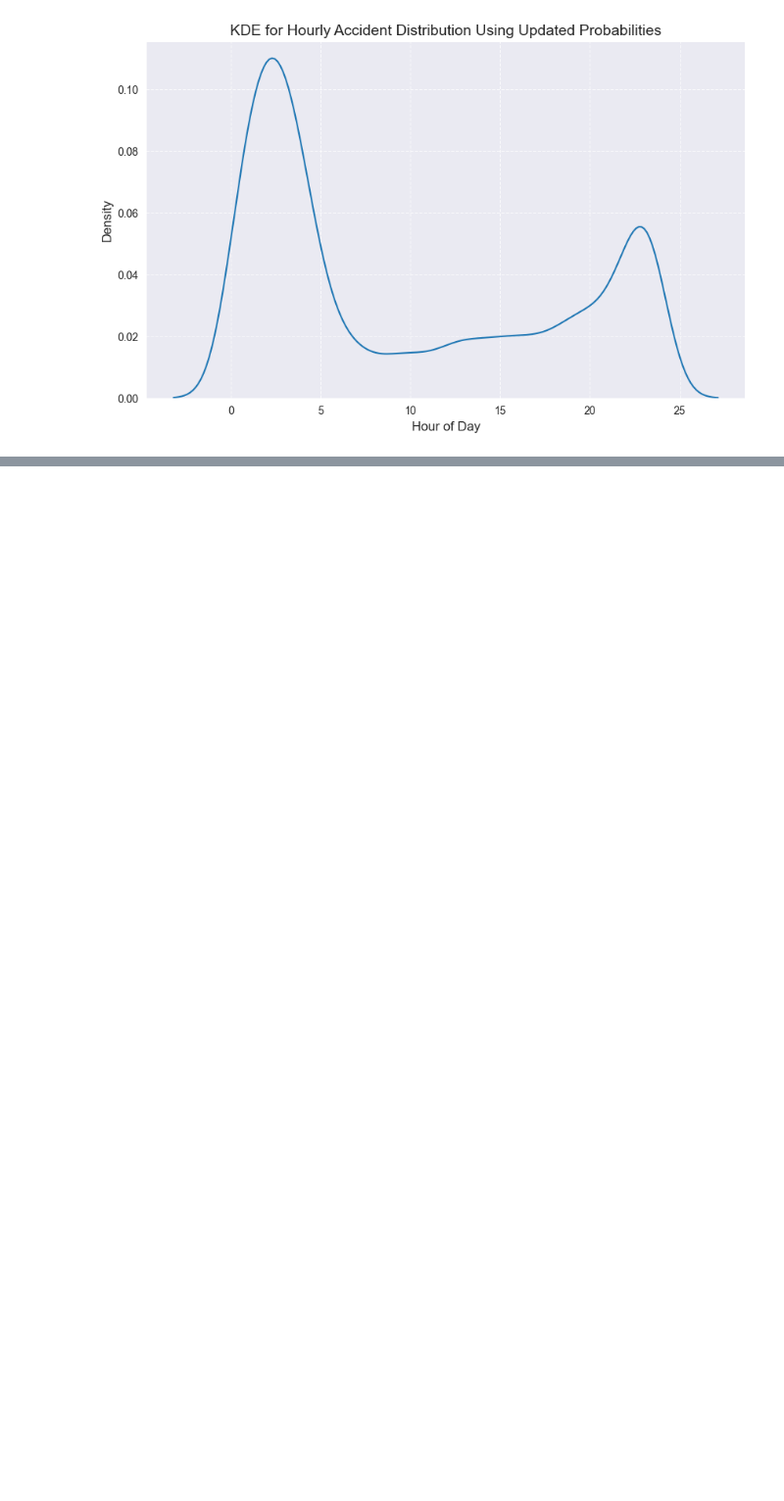
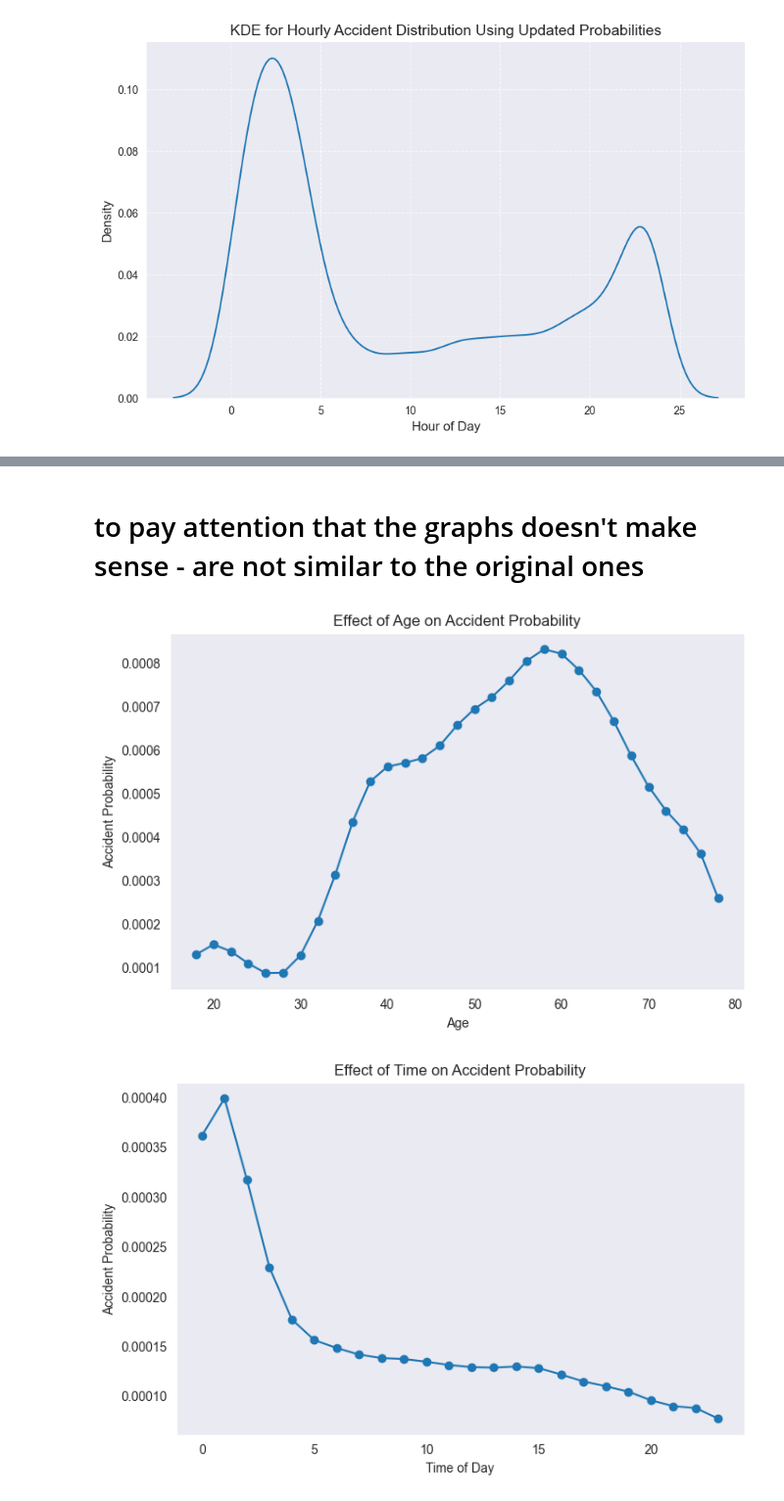
Before and after one commit to zaurusman/Project-RideShare, a Jupyter notebook: Generating_Data.ipynb, the cells around one changed output, grey strips where cells are left out. Shown at 98% size. Cells and saved outputs as stored; diff of their text form; code cells hidden in the pictures; blank space fills up the shorter version.

```diff
--- a/Generating_Data.ipynb
+++ b/Generating_Data.ipynb
@@ -426,0 +673,63 @@ plt.show()
+# %% [markdown]
+# to pay attention that the graphs doesn't make sense - are not similar to the original ones
+# %%
+import matplotlib.pyplot as plt
+import numpy as np
+
+# Define base parameters
+base_time = 15  # Noon
+base_age = 30
+base_road_type = "Urban"
+base_police_unit = "Coastal Area"
+
+# --- 1. Vary Age ---
+ages = np.arange(18, 80, 2)  # Age from 18 to 80 in steps of 2
+age_probs = [accident_probability(base_time, age, base_road_type, base_police_unit) for age in ages]
+
+plt.figure(figsize=(8, 5))
+plt.plot(ages, age_probs, marker='o', linestyle='-')
+plt.xlabel("Age")
+plt.ylabel("Accident Probability")
+plt.title("Effect of Age on Accident Probability")
+plt.grid()
+plt.show()
+
+# --- 2. Vary Time ---
+times = np.arange(0, 24, 1)  # Time from 0 to 23 in steps of 1 hour
+time_probs = [accident_probability(time, base_age, base_road_type, base_police_unit) for time in times]
+
+plt.figure(figsize=(8, 5))
+plt.plot(times, time_probs, marker='o', linestyle='-')
+plt.xlabel("Time of Day")
+plt.ylabel("Accident Probability")
+plt.title("Effect of Time on Accident Probability")
+plt.grid()
+plt.show()
+
+# --- 3. Vary Road Type ---
+road_types = ["Urban", "Non-Urban"]
+road_probs = [accident_probability(base_time, base_age, rt, base_police_unit) for rt in road_types]
+
+plt.figure(figsize=(6, 5))
+plt.bar(road_types, road_probs, color=['blue', 'green'])
+plt.xlabel("Road Type")
+plt.ylabel("Accident Probability")
+plt.title("Effect of Road Type on Accident Probability")
+plt.grid(axis='y')
+plt.show()
+
+# --- 4. Vary Police Unit ---
+police_units = df["YEHIDA"].unique()  # Use actual police units from the dataset
+police_probs = [accident_probability(base_time, base_age, base_road_type, pu) for pu in police_units]
+
+plt.figure(figsize=(6, 5))
+plt.bar(police_units, police_probs, color=['red', 'purple', 'orange', 'cyan', 'brown'])
+plt.xlabel("Police Unit")
+plt.ylabel("Accident Probability")
+plt.title("Effect of Police Unit on Accident Probability")
+plt.xticks(rotation=45)  # Rotate for better readability
+plt.grid(axis='y')
+plt.show()
+# %% [output]
+[figure, added]
+[figure, added]
```
Also changed, not shown: parts of 10 cells of this notebook, 1 other file.
